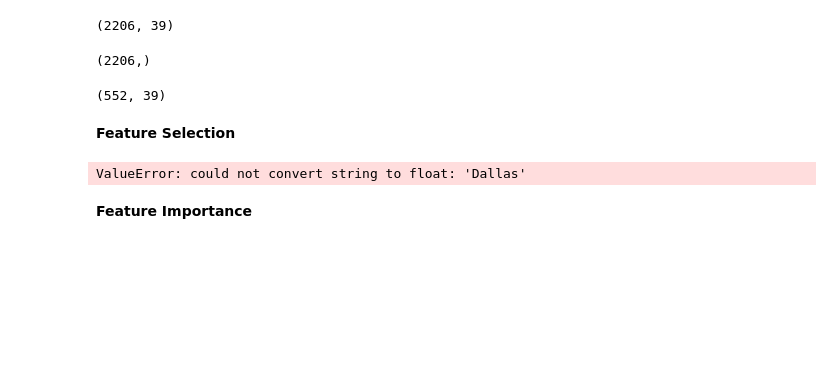
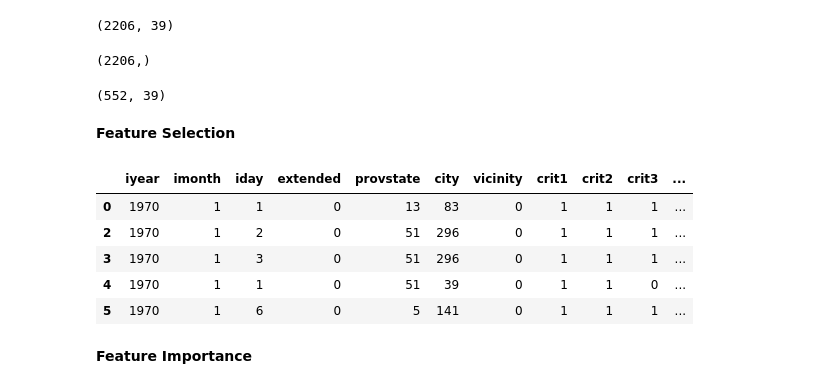
Before and after one commit to andyogah/data_science_capstone_project_1, a Jupyter notebook: data_science_capstone_project_1.ipynb, the cells around one changed output. Cells and saved outputs as stored; diff of their text form; code cells hidden in the pictures; blank space fills up the shorter version.

```diff
--- a/data_science_capstone_project_1.ipynb
+++ b/data_science_capstone_project_1.ipynb
@@ -22,7 +22,7 @@ matplotlib.style.use('ggplot')
 
 The dataset was downloaded as an excel spreadsheet. This will be uploaded into Pandas and then we carry out an Exploratory Data Analysis (EDA).
 # %%
-file= r'C:\Users\dejavu\Desktop\git_jupyter\springboard_mini_project/capstone_projects/globalterrorismdb_0617dist.xlsx'
+file= r'C:\Users\andre\Desktop\git_jupyter\springboard_mini_project\capstone_projects/globalterrorismdb_0617dist.xlsx'
 df= pd.read_excel(file)
 # %%
 #restrict this dataset to occurrences in the US.
@@ -237,12 +236,38 @@ df6_test.shape
 (552, 39)
 # %% [markdown]
 **Feature Selection**
+# %%
+from sklearn.tree import DecisionTreeClassifier
+from sklearn.preprocessing import LabelEncoder
+lb = LabelEncoder()
+
+#from sklearn.preprocessing import LabelEncoder
+#y2 = ["A","1","4","F","A","1","4","F"]
+#lb = LabelEncoder()
+#y = lb.fit_transform(y2)
+# y is now: array([2, 0, 1, 3, 2, 0, 1, 3])
+
+#In order to get back to your original labels (e.g. after classifying unseen data using SVC), use the inverse_transform of LabelEncoder to restore the string labels:
+
+#lb.inverse_transform(y)
+# => array(['A', '1', '4', 'F', 'A', '1', '4', 'F'], dtype='|S1')
+
+#clf = DecisionTreeClassifier()
+#clf = clf.fit(df6_train_x, df6_train_y)
+# %%
+df6_train_x.provstate = lb.fit_transform(df6_train_x.provstate)
+df6_train_x.city = lb.fit_transform(df6_train_x.city)
+df6_train_x.head()
+# %% [output]
+|  | iyear | imonth | iday | extended | provstate | city | vicinity | crit1 | crit2 | crit3 | ... |
+| 0 | 1970 | 1 | 1 | 0 | 13 | 83 | 0 | 1 | 1 | 1 | ... |
+| 2 | 1970 | 1 | 2 | 0 | 51 | 296 | 0 | 1 | 1 | 1 | ... |
+| 3 | 1970 | 1 | 3 | 0 | 51 | 296 | 0 | 1 | 1 | 1 | ... |
+| 4 | 1970 | 1 | 1 | 0 | 51 | 39 | 0 | 1 | 1 | 0 | ... |
+| 5 | 1970 | 1 | 6 | 0 | 5 | 141 | 0 | 1 | 1 | 1 | ... |
 # %%
-from sklearn.tree import DecisionTreeClassifier
 clf = DecisionTreeClassifier()
 clf = clf.fit(df6_train_x, df6_train_y)
-# %% [output]
-ValueError: could not convert string to float: 'Dallas'
 # %% [markdown]
 **Feature Importance**
 # %%
```
Also changed, not shown: parts of 16 cells of this notebook.
